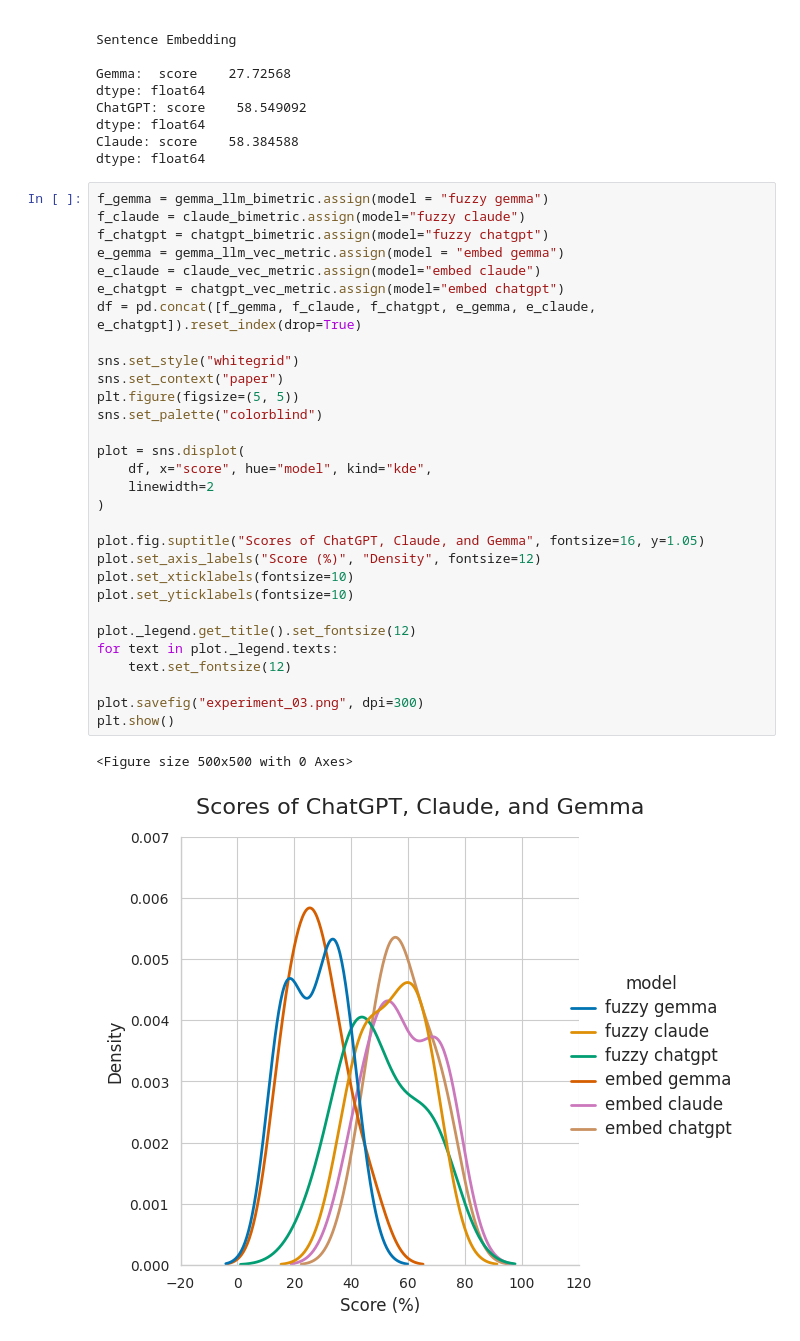
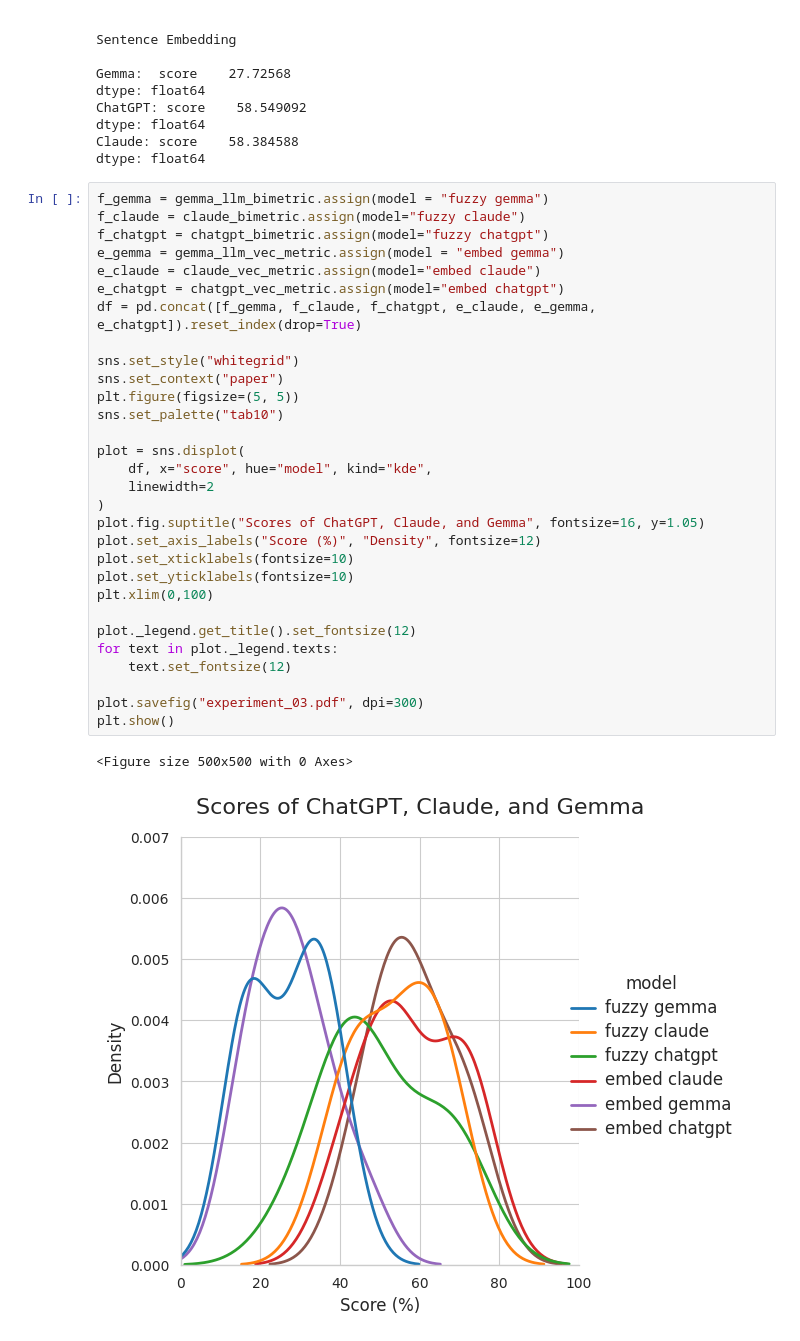
Before and after one commit to swaggirl9000/humor, a Jupyter notebook: experiments/15_large_vector_bipartite.ipynb, the cells around one changed output. Drawn from its saved outputs; the diff is of its cells as text.

Commit message:
graphs

```diff
--- a/experiments/15_large_vector_bipartite.ipynb
+++ b/experiments/15_large_vector_bipartite.ipynb
@@ -64,33 +64,33 @@ dtype: float64
 # %%
 f_gemma = gemma_llm_bimetric.assign(model = "fuzzy gemma")
 f_claude = claude_bimetric.assign(model="fuzzy claude")
 f_chatgpt = chatgpt_bimetric.assign(model="fuzzy chatgpt")
 e_gemma = gemma_llm_vec_metric.assign(model = "embed gemma")
 e_claude = claude_vec_metric.assign(model="embed claude")
 e_chatgpt = chatgpt_vec_metric.assign(model="embed chatgpt")
-df = pd.concat([f_gemma, f_claude, f_chatgpt, e_gemma, e_claude, e_chatgpt]).reset_index(drop=True)
+df = pd.concat([f_gemma, f_claude, f_chatgpt, e_claude, e_gemma, e_chatgpt]).reset_index(drop=True)
 
 sns.set_style("whitegrid")
 sns.set_context("paper")
 plt.figure(figsize=(5, 5))
-sns.set_palette("colorblind")
+sns.set_palette("tab10")
 
 plot = sns.displot(
     df, x="score", hue="model", kind="kde",
     linewidth=2
 )
-
 plot.fig.suptitle("Scores of ChatGPT, Claude, and Gemma", fontsize=16, y=1.05)
 plot.set_axis_labels("Score (%)", "Density", fontsize=12)
 plot.set_xticklabels(fontsize=10)
 plot.set_yticklabels(fontsize=10)
+plt.xlim(0,100)
 
 plot._legend.get_title().set_fontsize(12)
 for text in plot._legend.texts:
     text.set_fontsize(12)
 
-plot.savefig("experiment_03.png", dpi=300)
+plot.savefig("experiment_03.pdf", dpi=300)
 plt.show()
 # %% [output]
 <Figure size 500x500 with 0 Axes>
-[figure, old version]
+[figure, new version]
```
Also changed, not shown: 4 other files.
